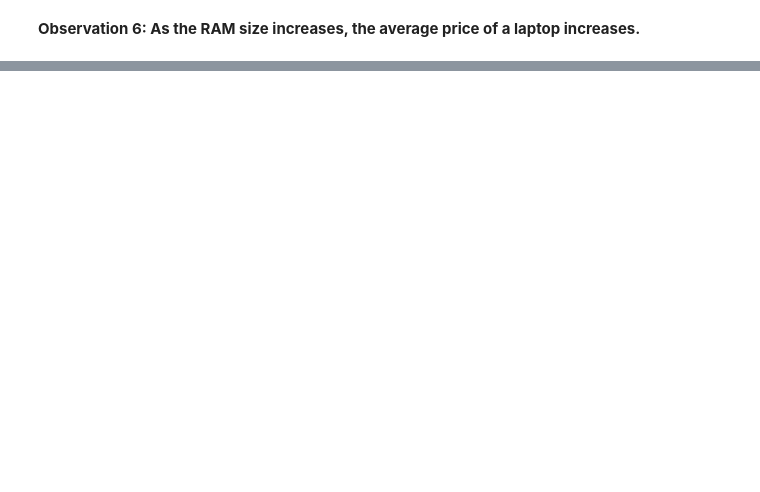
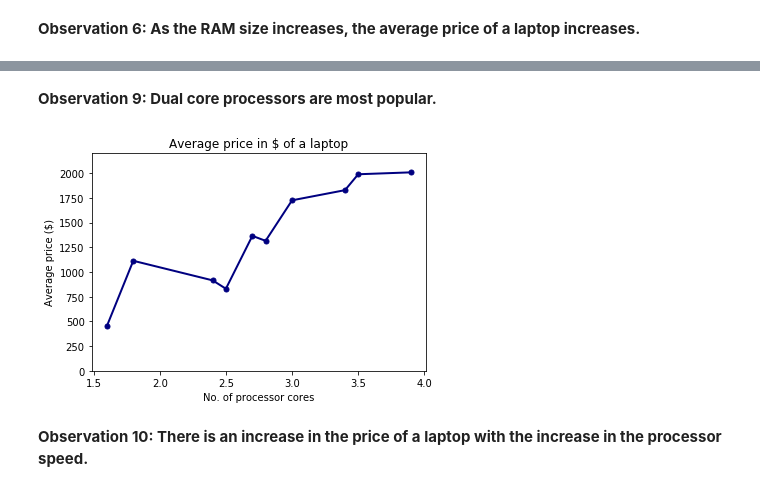
Before and after one commit to dliangsta/CS839-project, a Jupyter notebook: stage-4/olap.ipynb, the cells around one changed output, grey strips where cells are left out. Cells and saved outputs as stored; diff of their text form; code cells hidden in the pictures; blank space fills up the shorter version.

```diff
--- a/stage-4/olap.ipynb
+++ b/stage-4/olap.ipynb
@@ -141,0 +190,14 @@ plt.show()
+# %% [markdown]
+**Observation 9: Dual core processors are most popular.**
+# %%
+xx = df.groupby(['processor speed']).filter(lambda x: len(x) >= 100).groupby(['processor speed'])['average_price'].mean().sort_index()
+ax= xx.plot(lw=2, colormap='jet', marker='.', markersize=10,
+         title='Average price in $ of a laptop')
+plt.xlabel('No. of processor cores')
+plt.ylabel('Average price ($)')
+plt.ylim((0,2200))
+plt.show()
+# %% [output]
+[figure, added]
+# %% [markdown]
+**Observation 10: There is an increase in the price of a laptop with the increase in the processor speed.**
```
Also changed, not shown: parts of 12 cells of this notebook.
